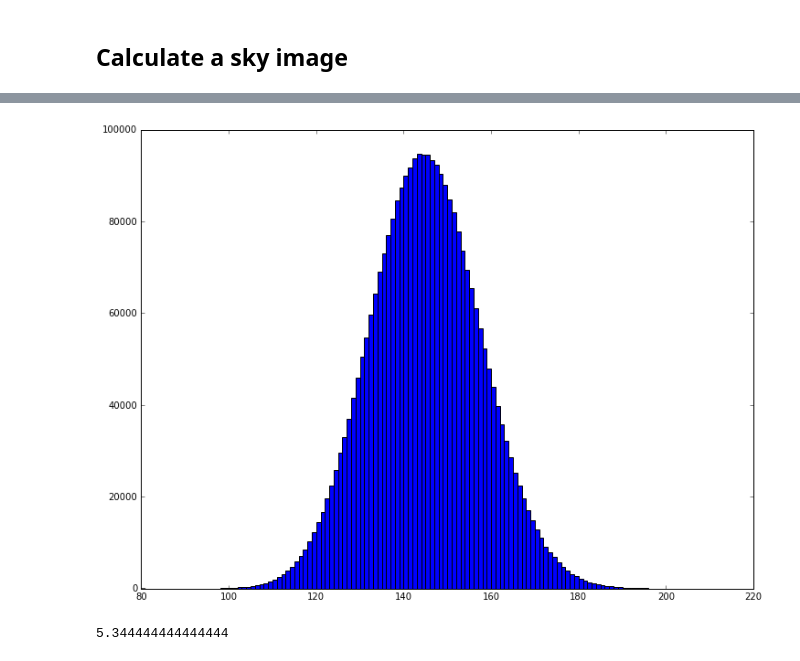
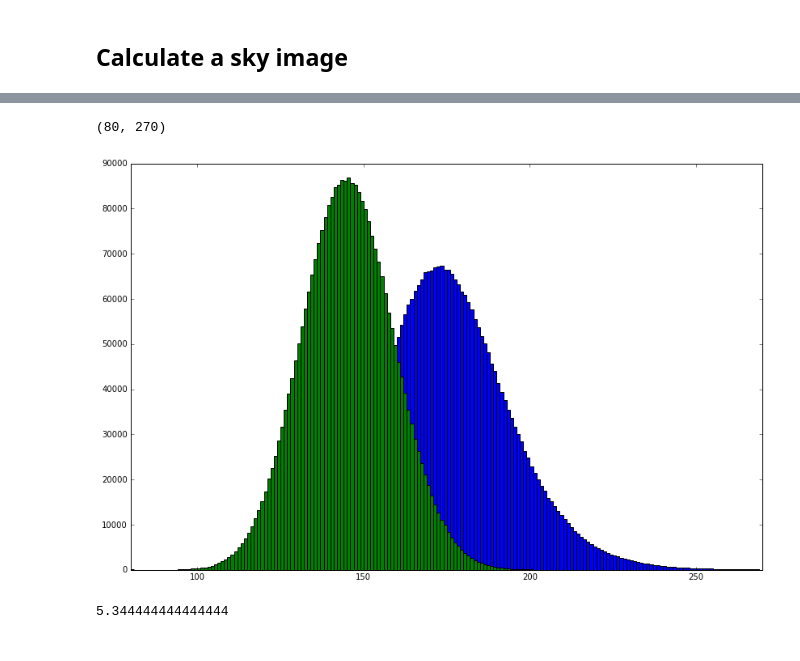
Before and after one commit to AnthonyHorton/astroimsim, a Jupyter notebook: Australian Space Eye.ipynb, the cells around one changed output, grey strips where cells are left out. Cells and saved outputs as stored; diff of their text form; code cells hidden in the pictures.

```diff
--- a/Australian Space Eye.ipynb
+++ b/Australian Space Eye.ipynb
@@ -178,7 +178,7 @@ plt.savefig('CIS115DC.png')
 # %% [markdown]
 For our nominal operating temperature of -40$^\circ$C we get
 # %%
-T = (-40 * u.deg_C).to(u.K, equivalencies=u.temperature())
+temperature = (-40 * u.deg_C).to(u.K, equivalencies=u.temperature())
 dark_current = 10**(0.0488 * T.value - 12.772) * u.electron * u.second**-1 * u.pixel**-1
 dark_current
 # %% [output]
@@ -188,4 +188,5 @@ $0.040338524 \; \mathrm{\frac{e^{-}}{pix\,s}}$
 
 This will result in a template WCS being created and effective aperture areas (aperture area x optical throughout x image sensor QE) as a function of wavelength being precalculated for each filter.
 # %%
-ase = astroimsim.Imager(2000, 1504, 3 * u.arcsecond, pupil_area, throughput, filters, qe_m40C, gain, read_noise)
+ase = astroimsim.Imager(2000, 1504, 3 * u.arcsecond, pupil_area, throughput, filters, \
+                        qe_m40C, gain, read_noise, temperature)
@@ -226,2 +248,3 @@ plt.colorbar()
 # %%
 real_i, w = ase.make_image_real(noiseless_i, w, exp_time = 600 * u.second)
+real_i_sub, w = ase.make_image_real(noiseless_i, w, exp_time = 600 * u.second, subtract_dark=True)
@@ -244,7 +263,10 @@ plt.colorbar()
 # %%
-hist(real_i.ravel(), bins=np.arange(80,220));
+hist(real_i.ravel(), bins=np.arange(80,270));
+hist(real_i_sub.ravel(), bins=np.arange(80,270));
+plt.xlim(80,270)
 # %% [output]
+(80, 270)
-[figure, old version]
+[figure, new version]
 # %%
 import math
 # %%
```
Also changed, not shown: parts of 20 cells of this notebook, 1 other file.
